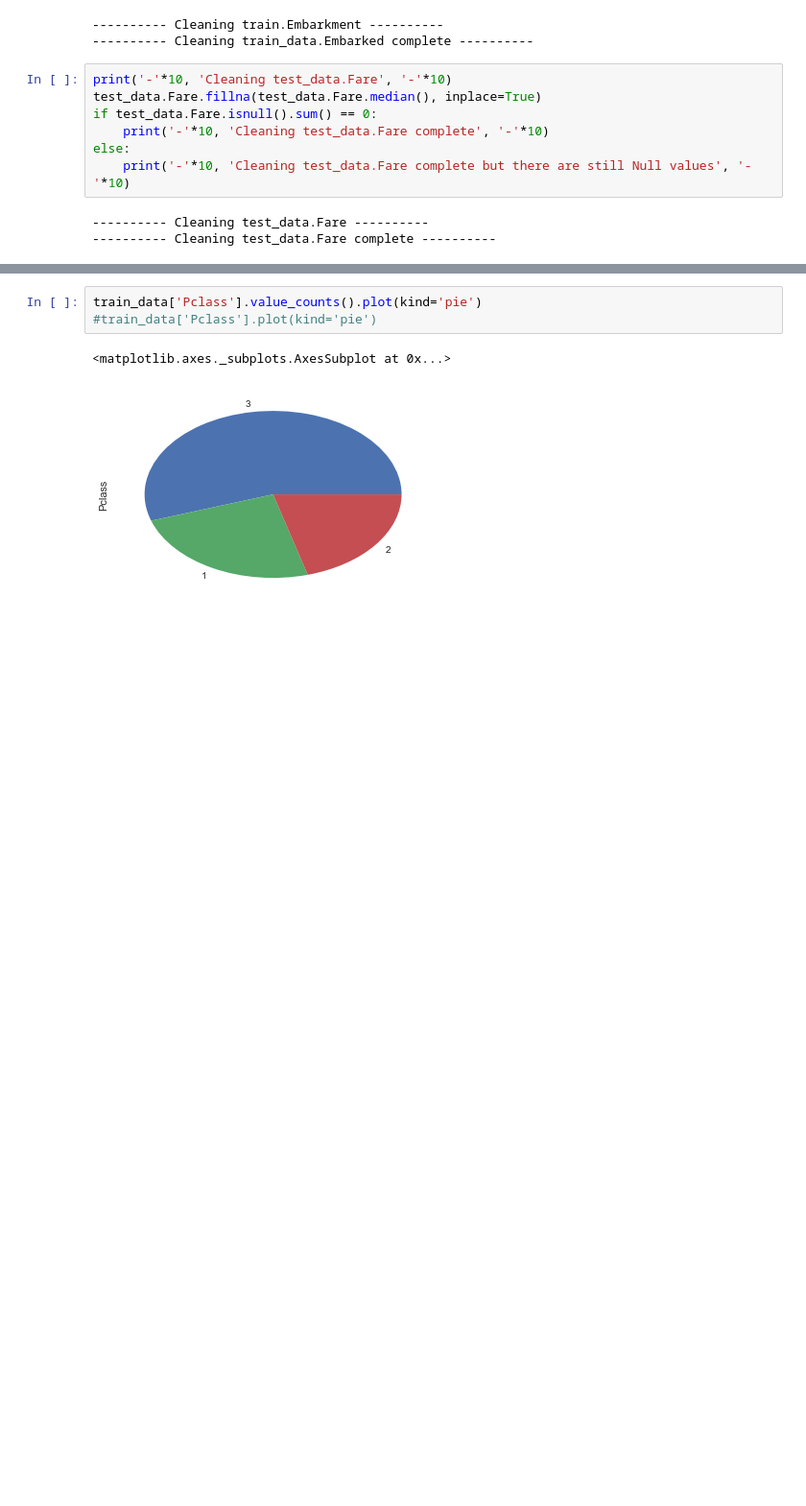
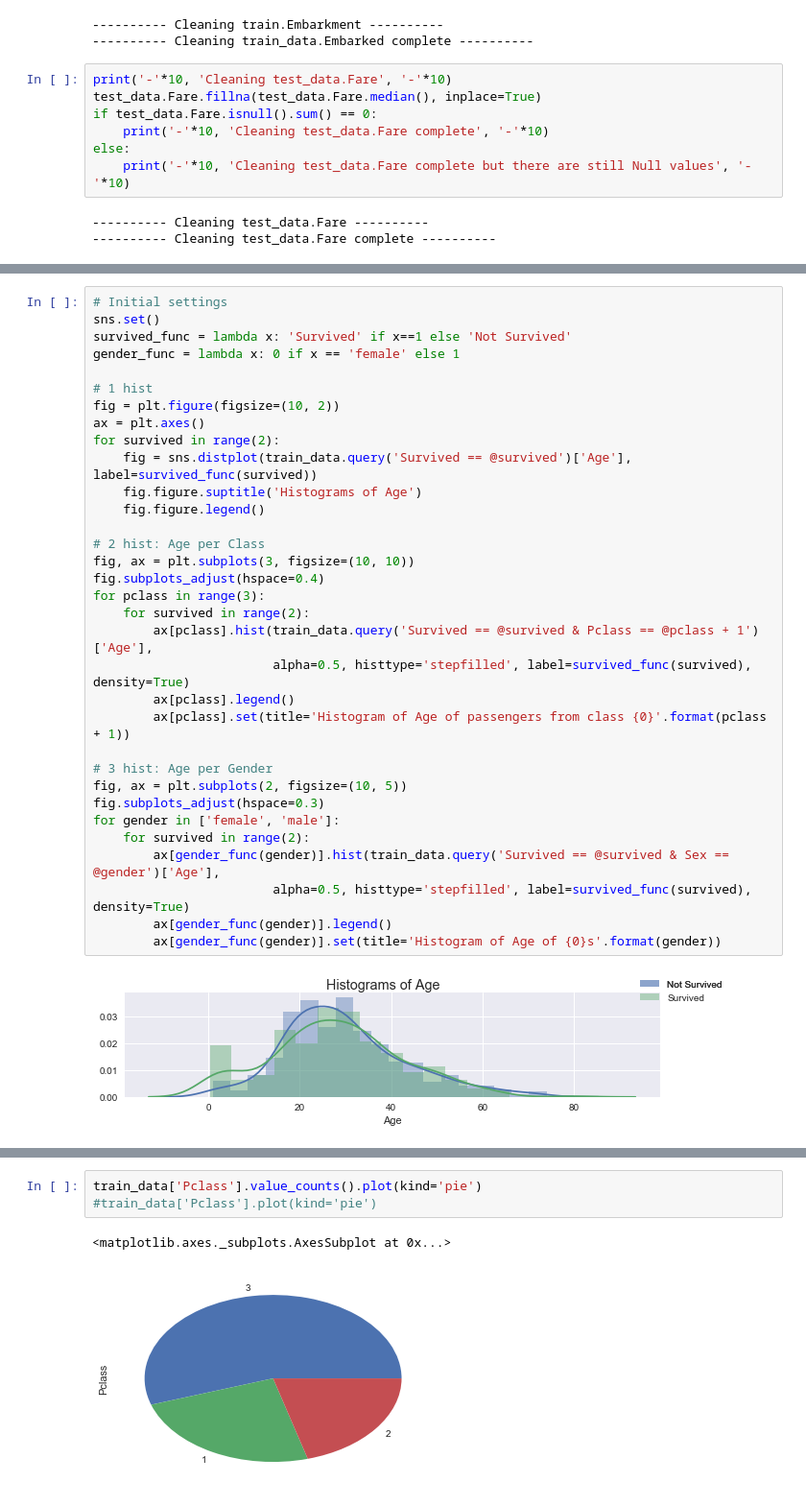
Before and after one commit to MateuszKonopelski/Kaggle, a Jupyter notebook: Project1_Titanic/Titanic_code.ipynb, the cells around one changed output, grey strips where cells are left out. Shown: that part at 96% size. Saved outputs shown, nothing was run; the diff lists cells and outputs as text; blank space fills up the shorter version.

Commit message:
Histograms of Age finished

```diff
--- a/Project1_Titanic/Titanic_code.ipynb
+++ b/Project1_Titanic/Titanic_code.ipynb
@@ -268,0 +243,35 @@ ax[2].hist(train_data.query('Survived == 0 & Pclass == 3')['Age'], alpha=0.5, hi
+# %%
+# Initial settings
+sns.set()
+survived_func = lambda x: 'Survived' if x==1 else 'Not Survived'
+gender_func = lambda x: 0 if x == 'female' else 1
+
+# 1 hist
+fig = plt.figure(figsize=(10, 2))
+ax = plt.axes()
+for survived in range(2):
+    fig = sns.distplot(train_data.query('Survived == @survived')['Age'], label=survived_func(survived))
+    fig.figure.suptitle('Histograms of Age')
+    fig.figure.legend()
+
+# 2 hist: Age per Class
+fig, ax = plt.subplots(3, figsize=(10, 10))
+fig.subplots_adjust(hspace=0.4)
+for pclass in range(3):
+    for survived in range(2):
+        ax[pclass].hist(train_data.query('Survived == @survived & Pclass == @pclass + 1')['Age'],
+                        alpha=0.5, histtype='stepfilled', label=survived_func(survived), density=True)
+        ax[pclass].legend()
+        ax[pclass].set(title='Histogram of Age of passengers from class {0}'.format(pclass + 1))
+
+# 3 hist: Age per Gender
+fig, ax = plt.subplots(2, figsize=(10, 5))
+fig.subplots_adjust(hspace=0.3)
+for gender in ['female', 'male']:
+    for survived in range(2):
+        ax[gender_func(gender)].hist(train_data.query('Survived == @survived & Sex == @gender')['Age'],
+                        alpha=0.5, histtype='stepfilled', label=survived_func(survived), density=True)
+        ax[gender_func(gender)].legend()
+        ax[gender_func(gender)].set(title='Histogram of Age of {0}s'.format(gender))
+# %% [output]
+[figure, added]
```
Also changed, not shown: parts of 9 cells of this notebook.
